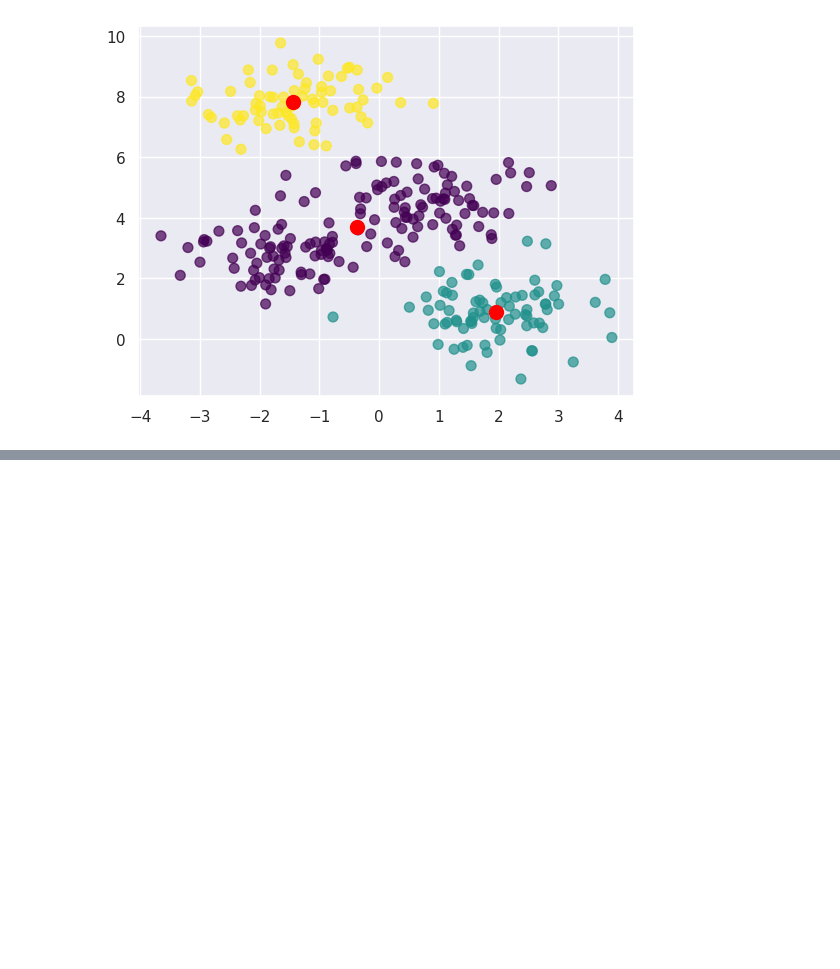
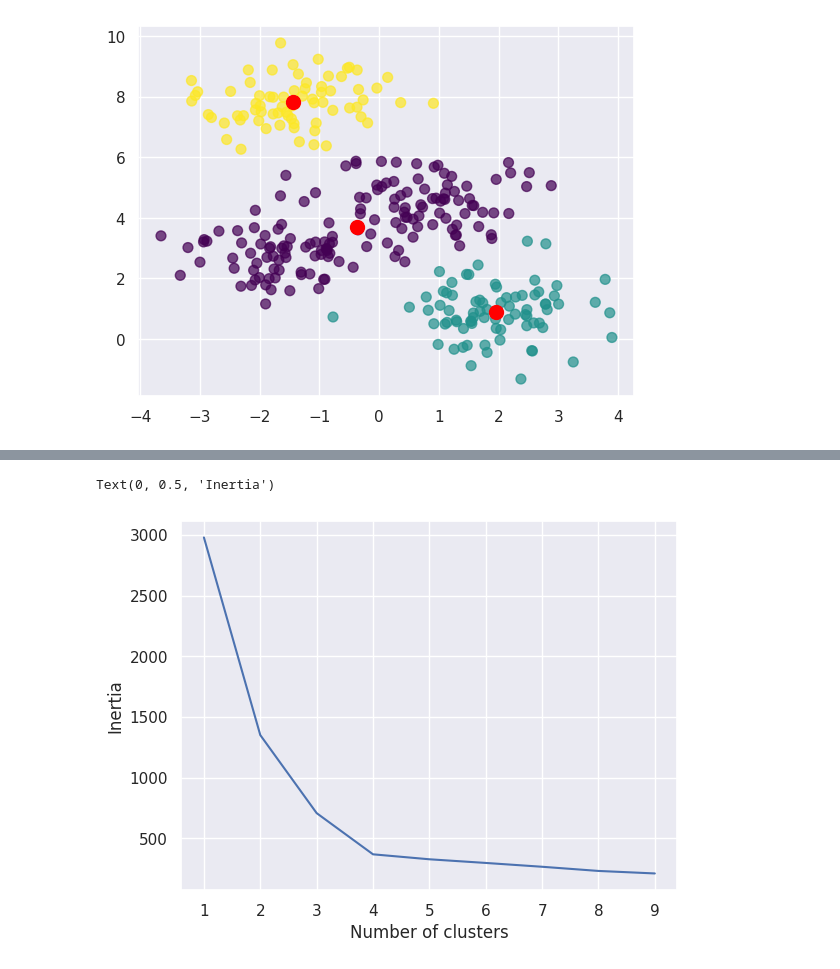
Before and after one commit to SeUz75/MachineLearning, a Jupyter notebook: K-Clustering/main.ipynb, the cells around one changed output, grey strips where cells are left out. Drawn from its saved outputs; the diff is of its cells as text; code cells hidden in the pictures; blank space fills up the shorter version.

```diff
--- a/K-Clustering/main.ipynb
+++ b/K-Clustering/main.ipynb
@@ -40,0 +59,19 @@ plt.scatter(centers[:,0],centers[:,1],c='red',s=100)
+# %%
+# How  to determine how many clusters do you need ?
+# So here is a method
+inertias=[]
+
+for i in range (1,10):
+    kmeans = KMeans(n_clusters=i,random_state=0)
+    kmeans.fit(points)
+    inertias.append(kmeans.inertia_)
+plt.plot(range(1,10),inertias)
+plt.xlabel('Number of clusters')
+plt.ylabel('Inertia')
+
+# BRUH thats so cool so what I've learned it we are using this elbow technique to determine how many clusters we need
+# and if you can see in my for loop for the DATA 'points' im using this method and we can see the elbow on the graph
+# if we had different set of data the graph would be different as we as our choice of CLUSTERS !
+# %% [output]
+Text(0, 0.5, 'Inertia')
+[figure, added]
```
Also changed, not shown: parts of 5 cells of this notebook.
